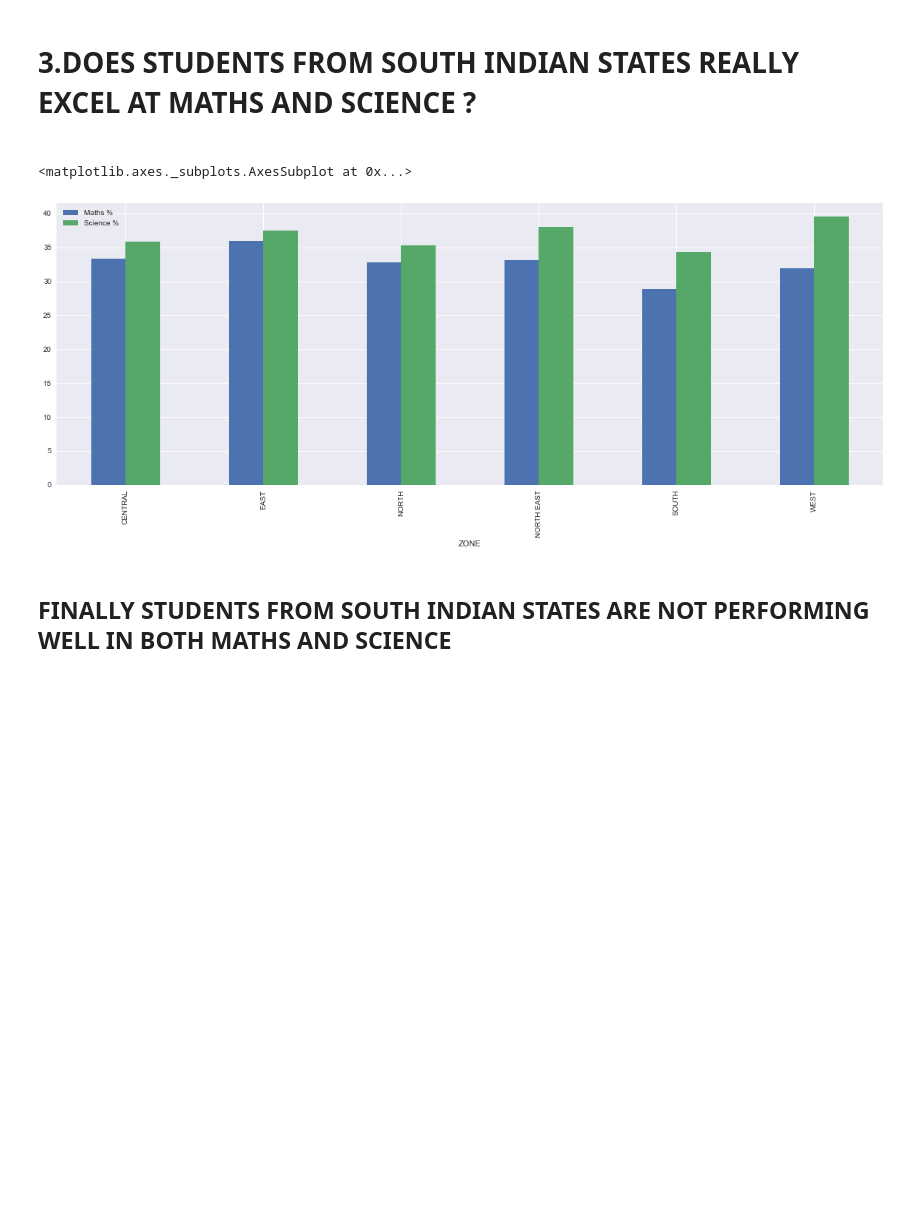
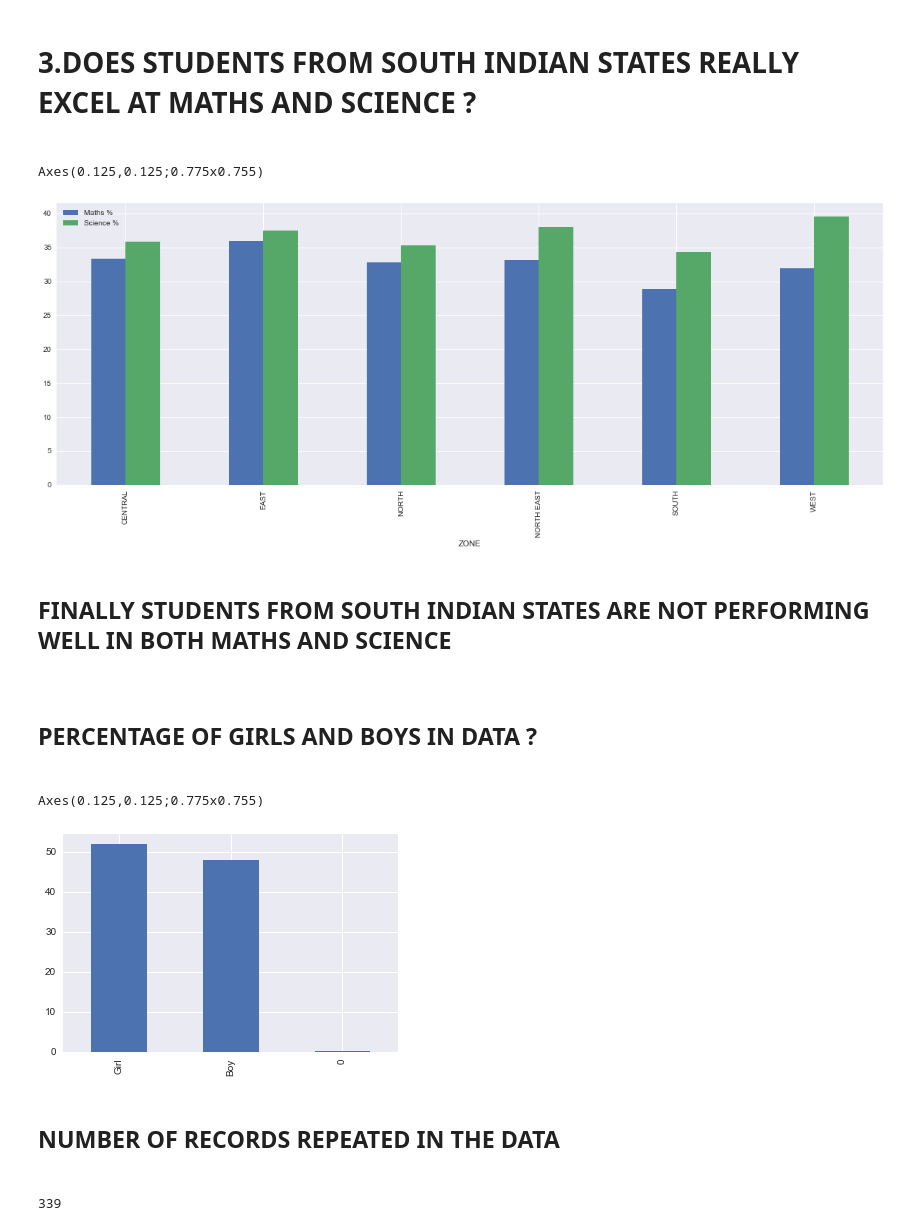
Before and after one commit to venkatakrishnareddymallu/Data-Science, a Jupyter notebook: nas_gramener.ipynb, the cells around one changed output. Drawn from its saved outputs; the diff is of its cells as text; code cells hidden in the pictures; blank space fills up the shorter version.

```diff
--- a/nas_gramener.ipynb
+++ b/nas_gramener.ipynb
@@ -543,9 +226,23 @@ zones={'AN':'SOUTH','AP':'SOUTH','AR':'NORTH EAST','BR':'EAST','CG':'CENTRAL','C
 df['ZONE'] = df['State'].map(zones)
 # %%
 south_performance=df.groupby(['ZONE'])['Maths %','Science %'].mean()
-south_performance.plot(kind='bar',figsize=(20,7))
+print(south_performance.plot(kind='bar',figsize=(20,7)))
 # %% [output]
-<matplotlib.axes._subplots.AxesSubplot at 0x...>
+Axes(0.125,0.125;0.775x0.755)
 [figure]
 # %% [markdown]
 <h2>FINALLY STUDENTS FROM SOUTH INDIAN STATES ARE NOT PERFORMING WELL IN BOTH MATHS AND SCIENCE<h2>
+# %% [markdown]
+<H2>PERCENTAGE OF GIRLS AND BOYS IN DATA ? <H2>
+# %%
+x=df['Gender'].value_counts()/df['Gender'].count() * 100
+print(x.plot(kind='bar'))
+# %% [output]
+Axes(0.125,0.125;0.775x0.755)
+[figure, added]
+# %% [markdown]
+<h2> NUMBER OF RECORDS REPEATED  IN THE DATA <h2>
+# %%
+df['STUID'].count()-df['STUID'].nunique()
+# %% [output]
+339
```
Also changed, not shown: parts of 66 cells of this notebook.
